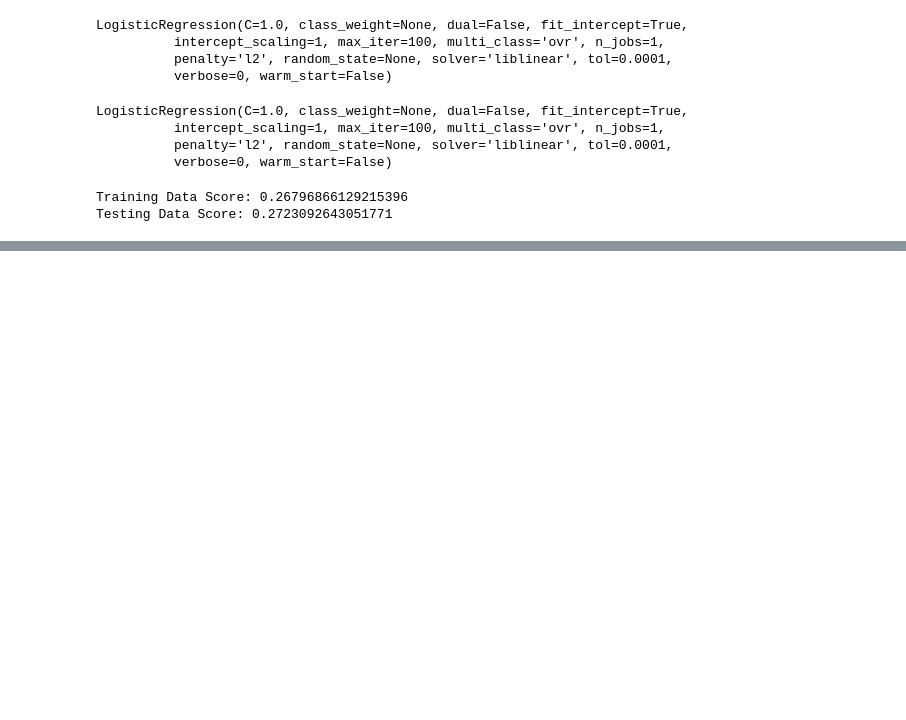
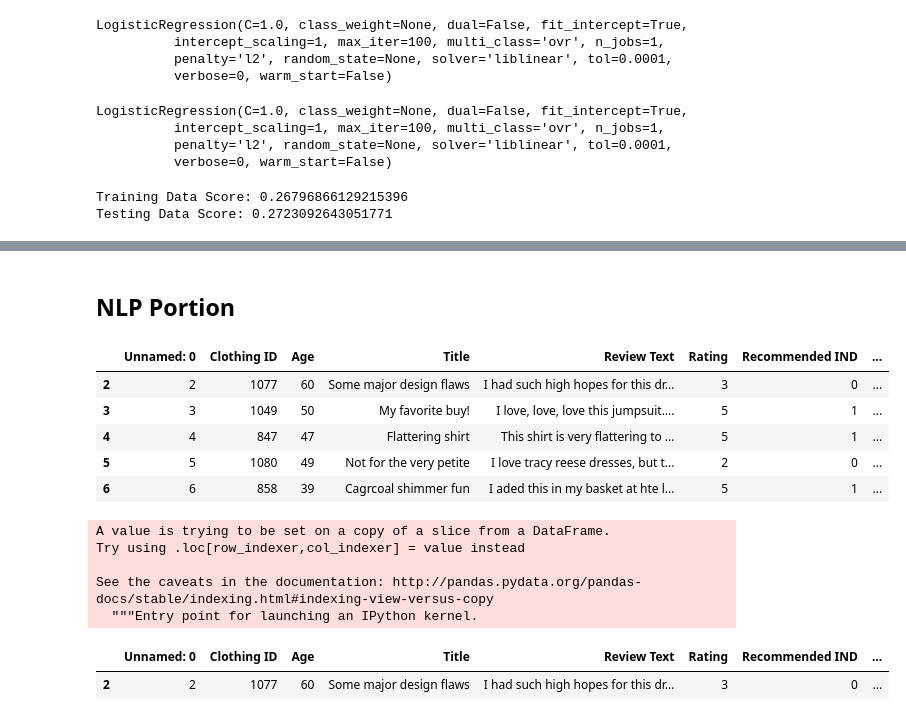
Before and after one commit to JonPara/Womens_Ecommerce_Reviews, a Jupyter notebook: Womens_Ecommerce_Reviews/Womens_Ecommerce_Reviews.ipynb, the cells around one changed output, grey strips where cells are left out. Cells and saved outputs as stored; diff of their text form; code cells hidden in the pictures; blank space fills up the shorter version.

```diff
--- a/Womens_Ecommerce_Reviews/Womens_Ecommerce_Reviews.ipynb
+++ b/Womens_Ecommerce_Reviews/Womens_Ecommerce_Reviews.ipynb
@@ -148,0 +147,25 @@ MSE: 27.079815221366896, R2: 0.0005406087163749573
+# %% [markdown]
+## NLP Portion
+# %%
+reviews_nonull = reviews.dropna()
+reviews_nonull.head()
+# %% [output]
+|  | Unnamed: 0 | Clothing ID | Age | Title | Review Text | Rating | Recommended IND | ... |
+| 2 | 2 | 1077 | 60 | Some major design flaws | I had such high hopes for this dr... | 3 | 0 | ... |
+| 3 | 3 | 1049 | 50 | My favorite buy! | I love, love, love this jumpsuit.... | 5 | 1 | ... |
+| 4 | 4 | 847 | 47 | Flattering shirt | This shirt is very flattering to ... | 5 | 1 | ... |
+| 5 | 5 | 1080 | 49 | Not for the very petite | I love tracy reese dresses, but t... | 2 | 0 | ... |
+| 6 | 6 | 858 | 39 | Cagrcoal shimmer fun | I aded this in my basket at hte l... | 5 | 1 | ... |
+# %%
+reviews_nonull['text length'] = reviews_nonull['Review Text'].apply(len)
+# %% [output]
+A value is trying to be set on a copy of a slice from a DataFrame.
+Try using .loc[row_indexer,col_indexer] = value instead
+
+See the caveats in the documentation: http://pandas.pydata.org/pandas-docs/stable/indexing.html#indexing-view-versus-copy
+  """Entry point for launching an IPython kernel.
+# %%
+reviews_nonull.head(1)
+# %% [output]
+|  | Unnamed: 0 | Clothing ID | Age | Title | Review Text | Rating | Recommended IND | ... |
+| 2 | 2 | 1077 | 60 | Some major design flaws | I had such high hopes for this dr... | 3 | 0 | ... |
```
Also changed, not shown: parts of 7 cells of this notebook.
